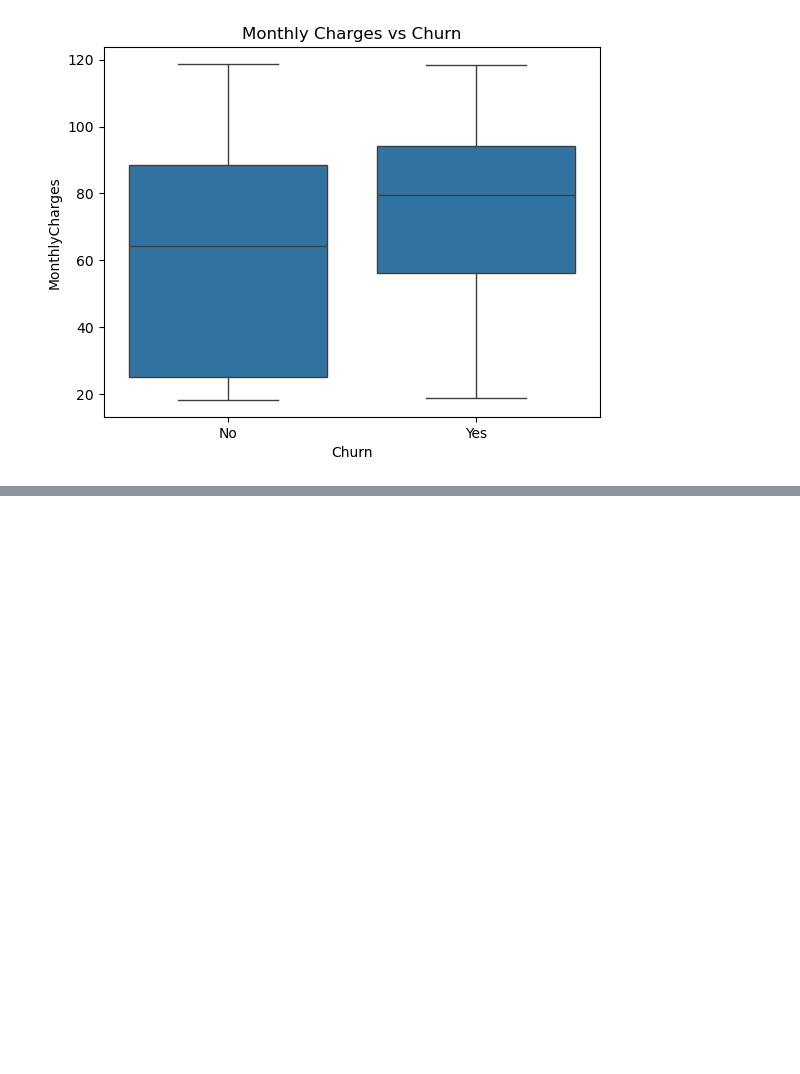
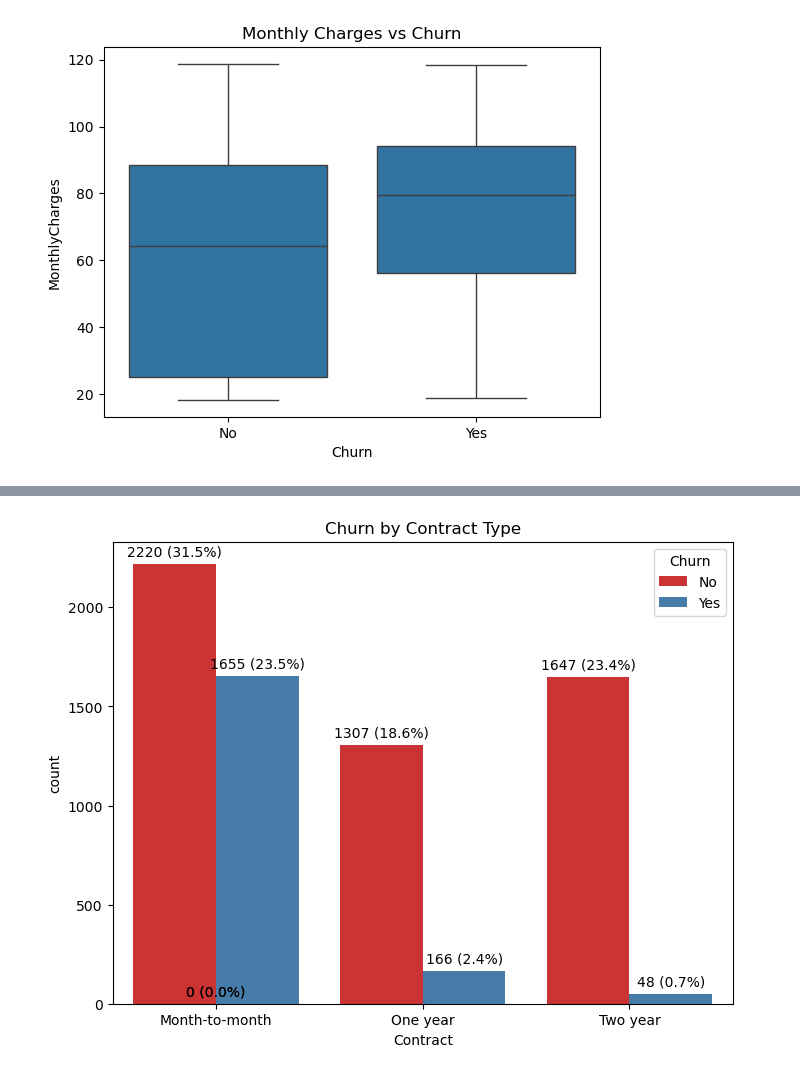
Before and after one commit to Chandu1613/data-prep-telco-churn, a Jupyter notebook: notebooks/data_cleaning_preprocessing.ipynb, the cells around one changed output, grey strips where cells are left out. Cells and saved outputs as stored; diff of their text form; code cells hidden in the pictures; blank space fills up the shorter version.

```diff
--- a/notebooks/data_cleaning_preprocessing.ipynb
+++ b/notebooks/data_cleaning_preprocessing.ipynb
@@ -90,0 +102,15 @@ plt.show()
+# %%
+# Churn by contract type
+plt.figure(figsize=(8, 6))
+ax = sns.countplot(x='Contract', hue='Churn', data=df, palette='Set1')
+plt.title('Churn by Contract Type')
+
+for bar in ax.patches:
+    count = int(bar.get_height())
+    percentage = count / len(df) * 100
+    ax.text(bar.get_x() + bar.get_width()/2, count+25, f'{count} ({percentage:.1f}%)',
+            ha='center', va='bottom')
+plt.savefig('../output/churn_by_contract.png')
+plt.show()
+# %% [output]
+[figure, added]
```
Also changed, not shown: parts of 2 cells of this notebook, 3 other files.
